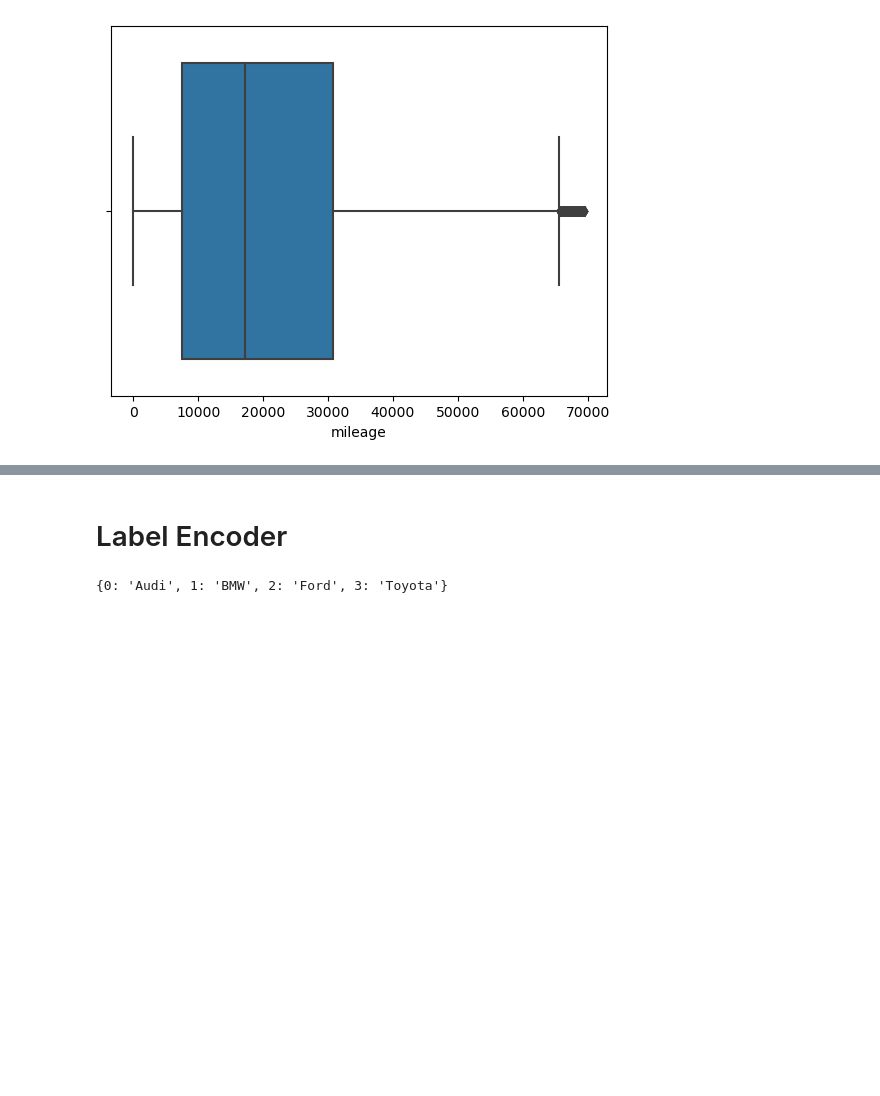
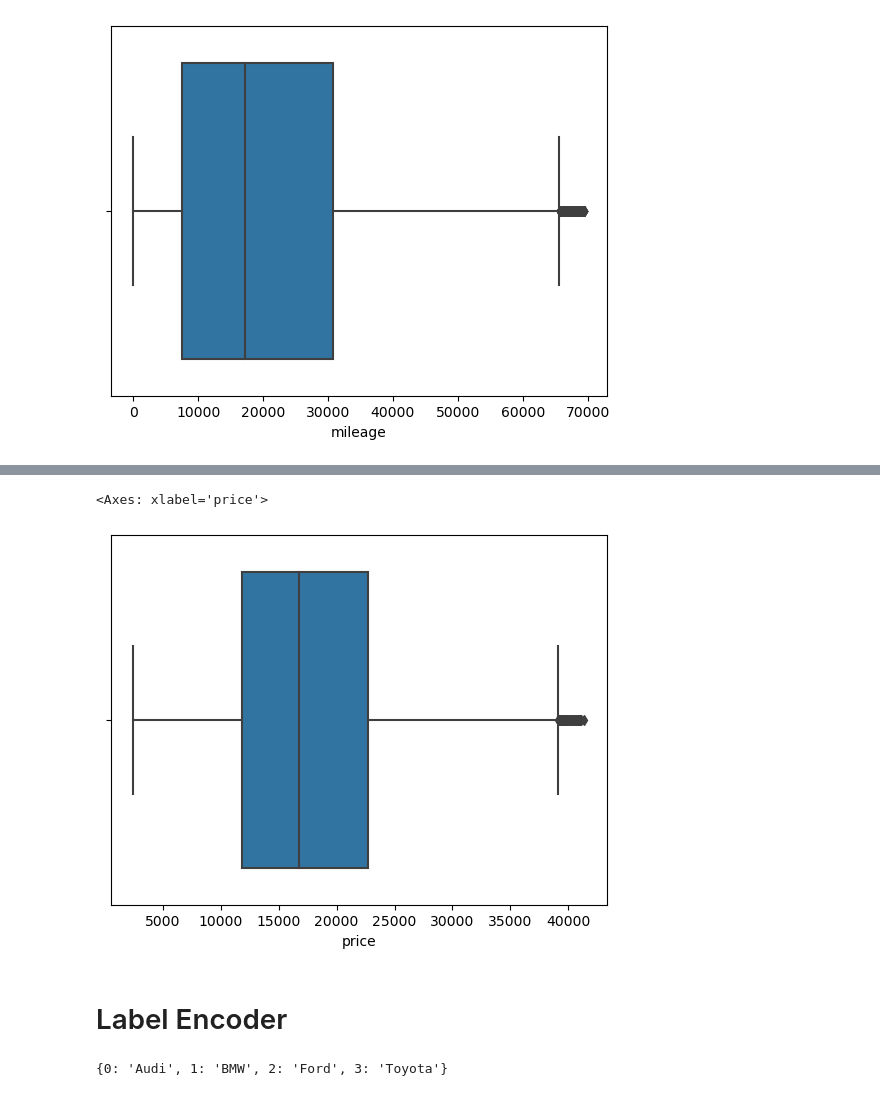
Before and after one commit to nikiforovandreiv/AssistantSystem, a Jupyter notebook: EDA + ML on Car Prices.ipynb, the cells around one changed output, grey strips where cells are left out. Saved outputs shown, nothing was run; the diff lists cells and outputs as text; code cells hidden in the pictures; blank space fills up the shorter version.

```diff
--- a/EDA + ML on Car Prices.ipynb
+++ b/EDA + ML on Car Prices.ipynb
@@ -536,5 +538,21 @@ sns.boxplot(x=df['engineSize'])
-# %% [markdown]
-# Label Encoder
+# %%
+# Use the IQR to identify and remove outliers.
+# Data points outside a certain range defined by the IQR are considered outliers.
+# This method is applied to numerical columns
+
+Q1_price = df['price'].quantile(0.25)
+Q3_price = df['price'].quantile(0.75)
+IQR_price = Q3_price - Q1_price
+
+df = df[(df['price'] > Q1_price - 1.5 * IQR_price) & (df['price'] < Q3_price + 1.5 * IQR_price)]
+# %%
+# Looking at the central tendency and spread of the cars' prices sizes applying IQR
+sns.boxplot(x=df['price'])
+# %% [output]
+<Axes: xlabel='price'>
+[figure, added]
+# %% [markdown]
+# Label Encoder
 # %%
 # Initialize a LabelEncoder object
 encoder = LabelEncoder()
```
Also changed, not shown: parts of 74 cells of this notebook, 45 other files.
